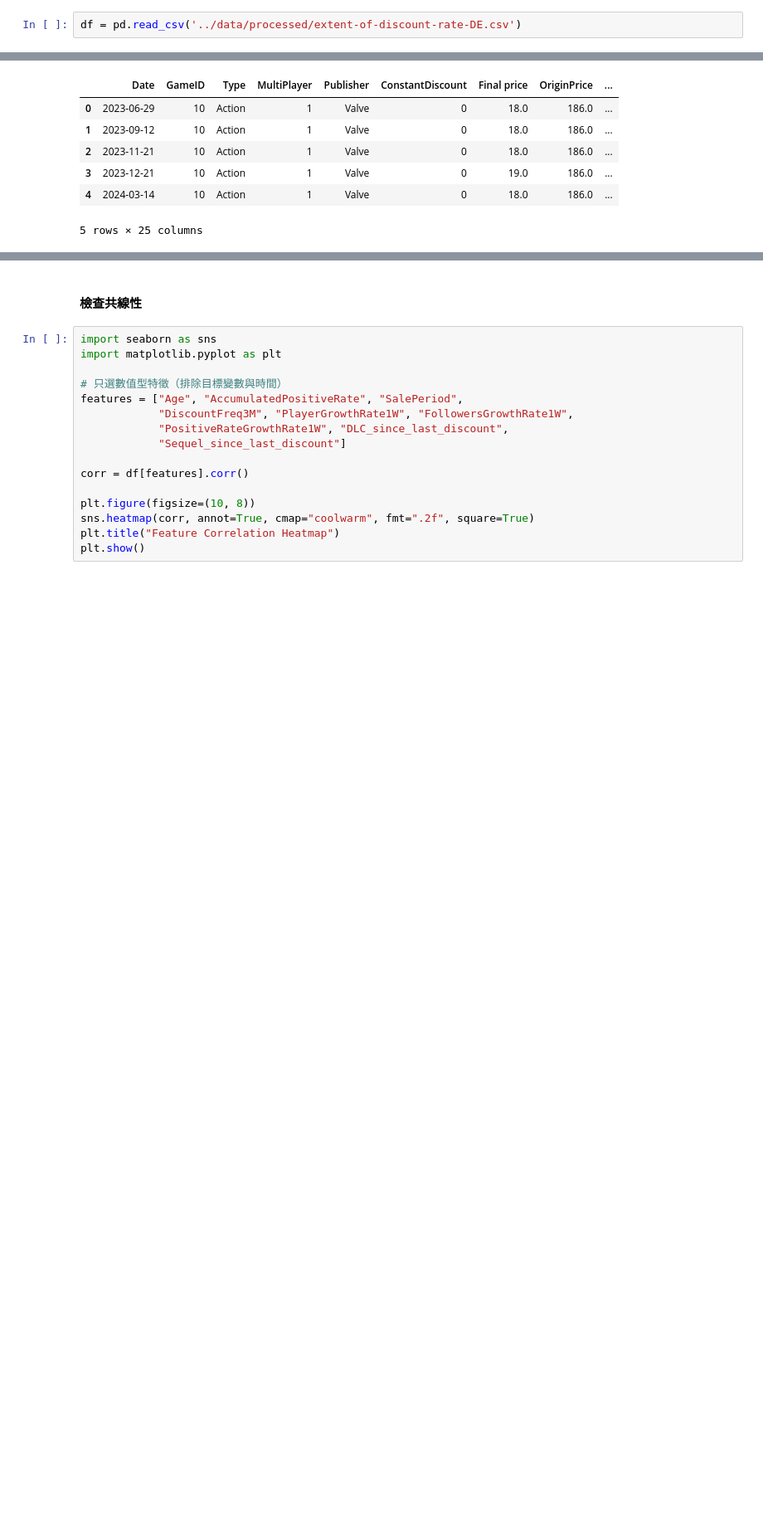
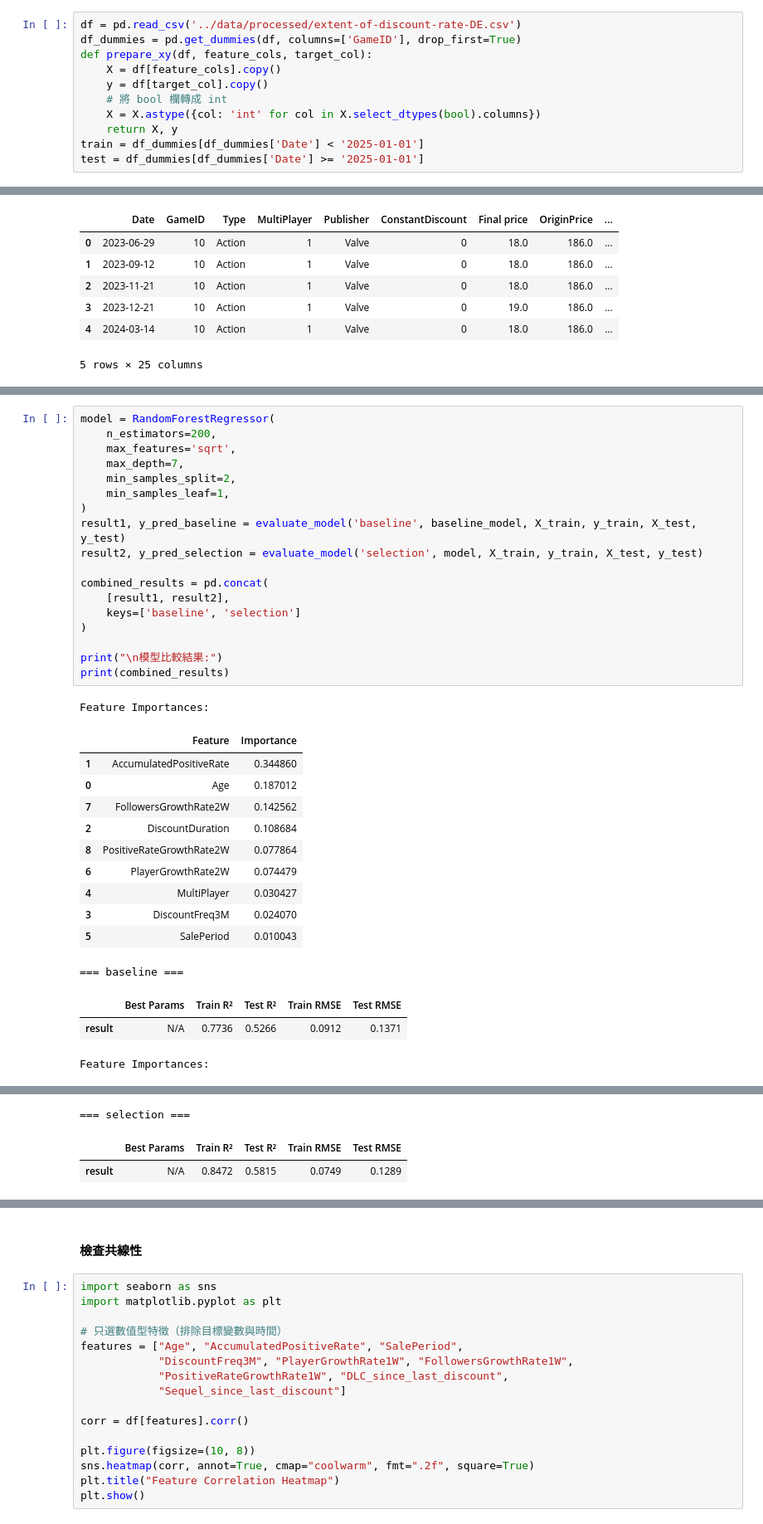
Before and after one commit to yixuan0803/fa-25-econ-5166-group-1, a Jupyter notebook: finding/extent-of-discount-rate-random-forest-prediction-model.ipynb, the cells around one changed output, grey strips where cells are left out. Shown at 83% size. Cells and saved outputs as stored; diff of their text form; blank space fills up the shorter version.

```diff
--- a/finding/extent-of-discount-rate-random-forest-prediction-model.ipynb
+++ b/finding/extent-of-discount-rate-random-forest-prediction-model.ipynb
@@ -52,6 +50,15 @@ import pandas as pd
 import numpy as np
 # %%
 df = pd.read_csv('../data/processed/extent-of-discount-rate-DE.csv')
+df_dummies = pd.get_dummies(df, columns=['GameID'], drop_first=True)
+def prepare_xy(df, feature_cols, target_col):
+    X = df[feature_cols].copy()
+    y = df[target_col].copy()
+    # 將 bool 欄轉成 int
+    X = X.astype({col: 'int' for col in X.select_dtypes(bool).columns})
+    return X, y
+train = df_dummies[df_dummies['Date'] < '2025-01-01']
+test = df_dummies[df_dummies['Date'] >= '2025-01-01']
 # %%
 df.head()
 # %% [output]
@@ -180,0 +224,34 @@ Model
+# %%
+model = RandomForestRegressor(
+    n_estimators=200,
+    max_features='sqrt',
+    max_depth=7,
+    min_samples_split=2,
+    min_samples_leaf=1,
+)
+result1, y_pred_baseline = evaluate_model('baseline', baseline_model, X_train, y_train, X_test, y_test)
+result2, y_pred_selection = evaluate_model('selection', model, X_train, y_train, X_test, y_test)
+
+combined_results = pd.concat(
+    [result1, result2],
+    keys=['baseline', 'selection']
+)
+
+print("\n模型比較結果:")
+print(combined_results)
+# %% [output]
+Feature Importances:
+|  | Feature | Importance |
+| 1 | AccumulatedPositiveRate | 0.344860 |
+| 0 | Age | 0.187012 |
+| 7 | FollowersGrowthRate2W | 0.142562 |
+| 2 | DiscountDuration | 0.108684 |
+| 8 | PositiveRateGrowthRate2W | 0.077864 |
+| 6 | PlayerGrowthRate2W | 0.074479 |
+| 4 | MultiPlayer | 0.030427 |
+| 3 | DiscountFreq3M | 0.024070 |
+| 5 | SalePeriod | 0.010043 |
+=== baseline ===
+|  | Best Params | Train R² | Test R² | Train RMSE | Test RMSE |
+| result | N/A | 0.7736 | 0.5266 | 0.0912 | 0.1371 |
+Feature Importances:
@@ -180,0 +268,3 @@ Model
+=== selection ===
+|  | Best Params | Train R² | Test R² | Train RMSE | Test RMSE |
+| result | N/A | 0.8472 | 0.5815 | 0.0749 | 0.1289 |
```
Also changed, not shown: parts of 13 cells of this notebook.
